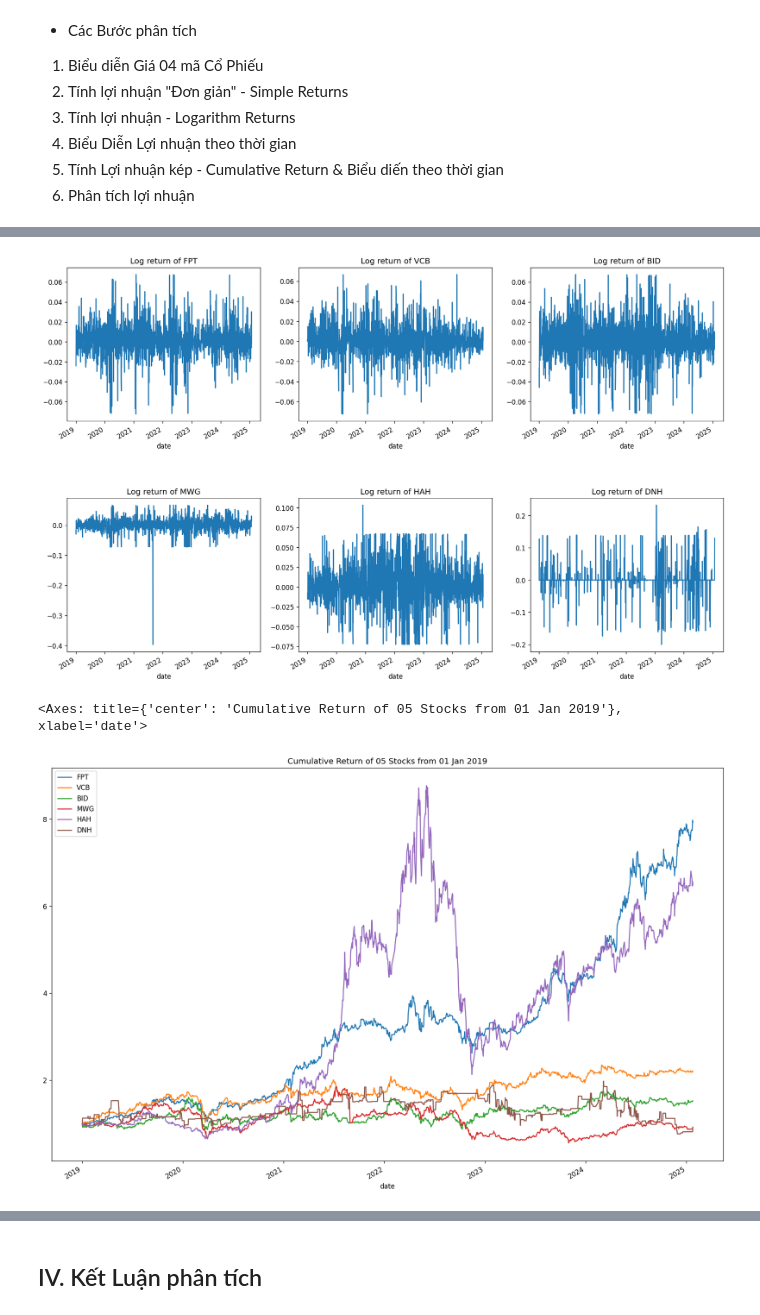
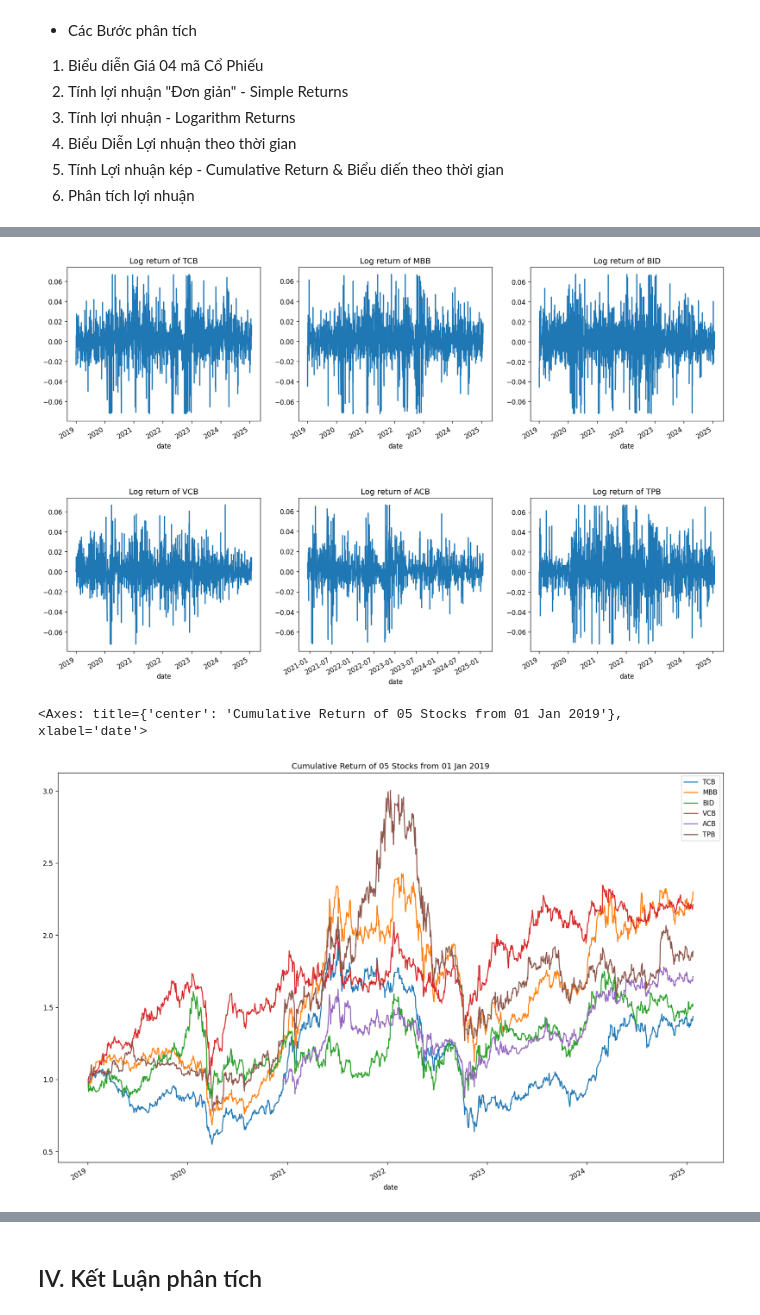
Before and after one commit to tienduongftu/Learn-Algorithmic-Trading, a Jupyter notebook: Lesson_03_Returns_Anlaysis.ipynb, the cells around one changed output, grey strips where cells are left out. Cells and saved outputs as stored; diff of their text form; code cells hidden in the pictures.

```diff
--- a/Lesson_03_Returns_Anlaysis.ipynb
+++ b/Lesson_03_Returns_Anlaysis.ipynb
@@ -89,6 +89,6 @@ sed: can't read /usr/local/lib/python3.7/dist-packages/alphalens/tears.py: No su
 # %%
 # 'FPT', 'MWG', 'BID', 'VCB', 'HAH', 'HAH'
-assets = ['FPT','MWG','BID', 'VCB', 'HAH','DNH']
+assets = ['TCB','MBB','BID', 'VCB', 'ACB','TPB']
 dataset = None
 for asset in assets:
     data = get_pricing(asset, start_date='2006-03-12')
@@ -280,19 +280,19 @@ date
 # %%
 #@title Biểu Diễn Log Returns giai đoạn từ Tháng 01/2019 Đến Nay cho từng cổ phiếu { form-width: "20%", display-mode: "form" }
 a =1
-for ticker in ['FPT','VCB','BID','MWG','HAH','DNH']:
+for ticker in ['TCB','MBB','BID', 'VCB', 'ACB','TPB']:
   plt.subplot(2,3,a)
   plt.title("Log return of "+ticker)
   plt.subplots_adjust (None, None, None, None, None, 0.5)
   R[ticker].loc['2019-01-01':].plot()
   a=a+1
 # %% [output]
-[figure, old version]
+[figure, new version]
 # %%
 #@title Biểu Diễn Cumuilative Retuns từ 01/01/2019 { display-mode: "form" }
-np.cumprod(1+R[['FPT','VCB','BID','MWG', 'HAH','DNH']].loc['2019-01-01':]).plot(title='Cumulative Return of 05 Stocks from 01 Jan 2019')
+np.cumprod(1+R[['TCB','MBB','BID', 'VCB', 'ACB','TPB']].loc['2019-01-01':]).plot(title='Cumulative Return of 05 Stocks from 01 Jan 2019')
 # %% [output]
 <Axes: title={'center': 'Cumulative Return of 05 Stocks from 01 Jan 2019'}, xlabel='date'>
-[figure, old version]
+[figure, new version]
 # %%
 #@title Biểu Diễn Cumuilative Retuns từ 01/01/2020 { display-mode: "form" }
```
Also changed, not shown: parts of 16 cells of this notebook.
